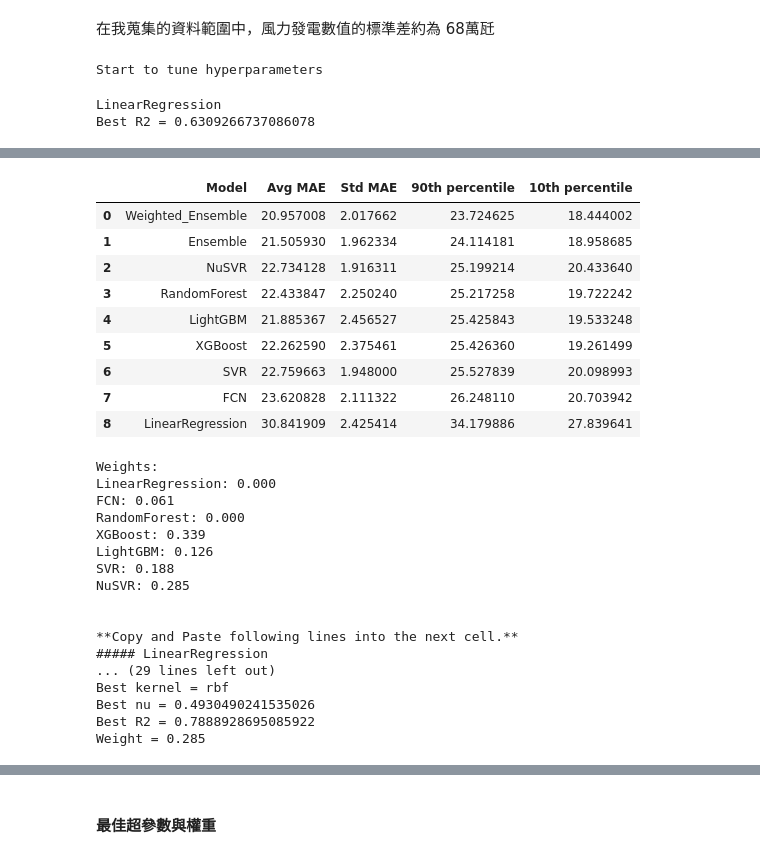
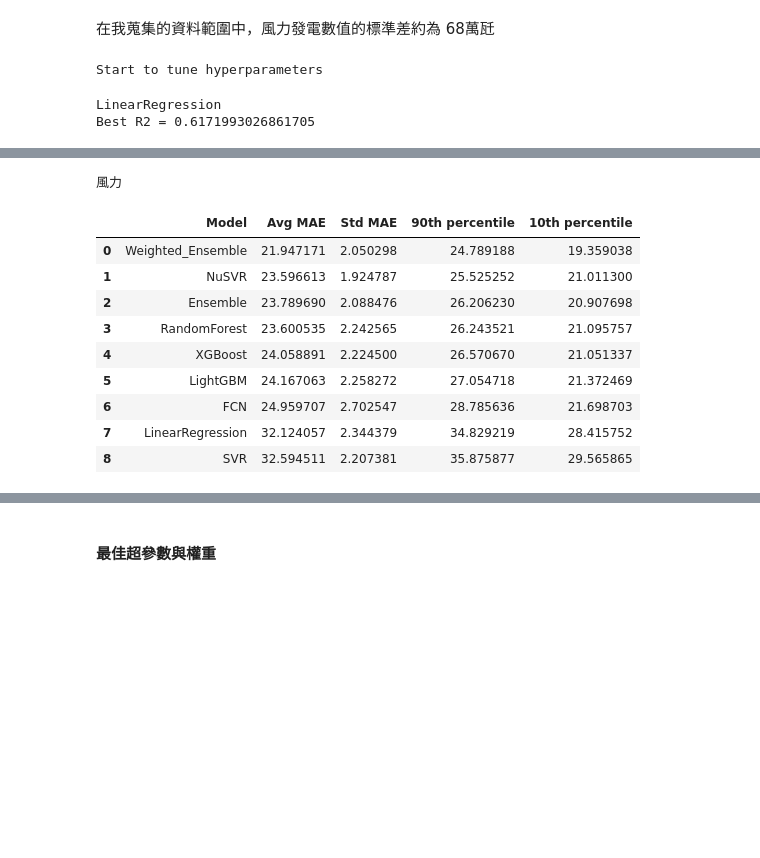
Before and after one commit to skyjadel/Taipower, a Jupyter notebook: Hyper parameter Tunning and Ensemble Weighting.ipynb, the cells around one changed output, grey strips where cells are left out. Cells and saved outputs as stored; diff of their text form; code cells hidden in the pictures; blank space fills up the shorter version.

```diff
--- a/Hyper parameter Tunning and Ensemble Weighting.ipynb
+++ b/Hyper parameter Tunning and Ensemble Weighting.ipynb
@@ -96,7 +97,7 @@ speed_test = False
 #
 # Note: 如果指定的路徑當中沒有相應的 meta.json 檔，程式將會無視這邊的設定而進行計算
 #---------------------------------------------------------------------------------
-rerun_all_calculation = False
+rerun_all_calculation = True
 dont_run_any_calculation = False
 
 
@@ -111,6 +112,12 @@ optuna_has_done = {
     '太陽能': True,
     '尖峰負載': True,
     '夜尖峰': True,
+    '午後平均風速': True,
+    '午後平均氣溫': True,
+    '下午平均風速': True,
+    '下午平均氣溫': True,
+    '傍晚平均風速': True,
+    '傍晚平均氣溫': True,
 }
 
 weights_has_determined = {
@@ -123,6 +130,12 @@ weights_has_determined = {
     '太陽能': True,
     '尖峰負載': True,
     '夜尖峰': True,
+    '午後平均風速': True,
+    '午後平均氣溫': True,
+    '下午平均風速': True,
+    '下午平均氣溫': True,
+    '傍晚平均風速': True,
+    '傍晚平均氣溫': True,
 }
 
 # 如果前面有設定全部重算或都不要重算，則重設上面的這兩個字典
@@ -175,10 +188,12 @@ weather_power_df = prepare_data(data_path, start_date=start_date, end_date=end_d
 
 流程控制函數 flow_control 會呼叫 optuna_operation，而主程式只會直接呼叫 flow_control。
 # %%
-def get_XY(data_df, Y_feature, X_features=None):
+def get_XY(data_df, Y_feature, X_features=None, hours=[str(i) for i in range(0, 24, 3)]):
     date_related_cols = ['日期數字', '假日', '週六', '週日', '補班', '1~3月', '11~12月', '白日長度']
 
     if Y_feature in ['最高氣溫', '最低氣溫', '氣溫', '風速', '日照率', '全天空日射量']:
+        target = 'obs'
+    elif '平均' in Y_feature:
         target = 'obs'
     elif Y_feature in ['風力', '太陽能', '尖峰負載', '夜尖峰']:
         target = 'pwd'
@@ -197,7 +212,7 @@ def get_XY(data_df, Y_feature, X_features=None):
             elif target == 'pwd':
                 dash_splited = col.split('_')
             if len(dash_splited) >= 2:
-                if dash_splited[0] in X_features:
+                if dash_splited[0] in X_features and (target=='pwd' or dash_splited[1] in hours):
                     X_cols.append(col)
             else:
                 if col in date_related_cols and col in X_features:
@@ -323,7 +338,7 @@ def hyperparameter_tuning(trial, Xs, Ys, mode='regressor',
     return np.mean(metric_list) - np.std(metric_list)
 # %%
 def optuna_operation(model_xcols, Y_feature, data_df, mode='regressor', speed_test=False,
-                     optuna_n_trials=30, n_iters=30, always_test_last_chunk=False):
+                     optuna_n_trials=20, n_iters=30, always_test_last_chunk=False):
 
     if mode == 'regressor':
         metric_name = 'R2'
@@ -579,7 +594,7 @@ def save_model_metadata(file_path, model_xcols, model_hyperparameters_dict, opti
 負責管理超參數及權重的計算與存取
 # %%
 def flow_control(Y_feature, model_xcols, data_df, mode='regressor', speed_test=False,
-                 train_model_path=train_model_path, optuna_has_done=optuna_has_done, weights_has_determined=weights_has_determined):
+                 train_model_path=train_model_path, optuna_has_done=optuna_has_done, weights_has_determined=weights_has_determined, run=False):
 
     n_iter_dict = {
         'hyper_parameter': 15,
@@ -595,7 +610,7 @@ def flow_control(Y_feature, model_xcols, data_df, mode='regressor', speed_test=F
     os.makedirs(this_model_path, exist_ok=True)
 
     # 如果指定的 meta 檔存在，並且初始參數規定不須重新計算，則套用存檔數值。
-    if os.path.exists(f'{train_model_path}{Y_feature}/meta.json'):
+    if os.path.exists(f'{train_model_path}{Y_feature}/meta.json') and not run:
         with open(f'{train_model_path}{Y_feature}/meta.json', 'r') as f:
             meta = json.load(f)
     else:
@@ -628,6 +643,7 @@ def flow_control(Y_feature, model_xcols, data_df, mode='regressor', speed_test=F
             n_iters = n_iter_dict['ensemble_weight']
         df, optimal_weights = find_optimal_weights(model_hyperparameters_dict, model_xcols, data_df,
                                                    Y_feature=Y_feature, mode=mode, n_iters=n_iters)
+        print(Y_feature)
         display(df)
         df.to_csv(f'{this_model_path}predict_MAE.df', index=False, encoding='utf-8-sig')
         print('Weights:')
@@ -1027,18 +1330,18 @@ Note: 這邊是以實時氣象觀測資料預測電力資料，但是這兩個
 Y_feature = '風力'
 
 model_xcols = {
-    'LinearRegression': ['風速', '日期數字', '假日', '週六', '週日', '補班', '1~3月', '11~12月'],
-    'FCN': ['風速', '日期數字', '假日', '週六', '週日', '補班', '1~3月', '11~12月'],
-    'RandomForest': ['風速', '日期數字', '假日', '週六', '週日', '補班', '1~3月', '11~12月'],
-    'XGBoost': ['風速', '日期數字', '假日', '週六', '週日', '補班', '1~3月', '11~12月'],
-    'LightGBM': ['風速', '日期數字', '假日', '週六', '週日', '補班', '1~3月', '11~12月'],
-    'SVR': ['風速', '日期數字', '假日', '週六', '週日', '補班', '1~3月', '11~12月'],
-    'NuSVR': ['風速', '日期數字', '假日', '週六', '週日', '補班', '1~3月', '11~12月'],
+    'LinearRegression': ['風速', '日期數字', '假日', '週六', '週日', '補班', '1~3月', '11~12月', '午後平均風速', '下午平均風速', '傍晚平均風速'],
+    'FCN': ['風速', '日期數字', '假日', '週六', '週日', '補班', '1~3月', '11~12月', '午後平均風速', '下午平均風速', '傍晚平均風速'],
+    'RandomForest': ['風速', '日期數字', '假日', '週六', '週日', '補班', '1~3月', '11~12月', '午後平均風速', '下午平均風速', '傍晚平均風速'],
+    'XGBoost': ['風速', '日期數字', '假日', '週六', '週日', '補班', '1~3月', '11~12月', '午後平均風速', '下午平均風速', '傍晚平均風速'],
+    'LightGBM': ['風速', '日期數字', '假日', '週六', '週日', '補班', '1~3月', '11~12月', '午後平均風速', '下午平均風速', '傍晚平均風速'],
+    'SVR': ['風速', '日期數字', '假日', '週六', '週日', '補班', '1~3月', '11~12月', '午後平均風速', '下午平均風速', '傍晚平均風速'],
+    'NuSVR': ['風速', '日期數字', '假日', '週六', '週日', '補班', '1~3月', '11~12月', '午後平均風速', '下午平均風速', '傍晚平均風速'],
 }
 
 flow_control(Y_feature, model_xcols, weather_power_df, speed_test=speed_test)
 # %% [output]
 Start to tune hyperparameters
 LinearRegression
-Best R2 = 0.6309266737086078
+Best R2 = 0.6171993026861705
 FCN
@@ -1069,28 +1372,12 @@ Best R2 = 0.7888928695085922
 Start to determine Ensemble weights.
+風力
 |  | Model | Avg MAE | Std MAE | 90th percentile | 10th percentile |
-| 0 | Weighted_Ensemble | 20.957008 | 2.017662 | 23.724625 | 18.444002 |
-| 1 | Ensemble | 21.505930 | 1.962334 | 24.114181 | 18.958685 |
-| 2 | NuSVR | 22.734128 | 1.916311 | 25.199214 | 20.433640 |
-| 3 | RandomForest | 22.433847 | 2.250240 | 25.217258 | 19.722242 |
-| 4 | LightGBM | 21.885367 | 2.456527 | 25.425843 | 19.533248 |
-| 5 | XGBoost | 22.262590 | 2.375461 | 25.426360 | 19.261499 |
-| 6 | SVR | 22.759663 | 1.948000 | 25.527839 | 20.098993 |
-| 7 | FCN | 23.620828 | 2.111322 | 26.248110 | 20.703942 |
-| 8 | LinearRegression | 30.841909 | 2.425414 | 34.179886 | 27.839641 |
+| 0 | Weighted_Ensemble | 21.947171 | 2.050298 | 24.789188 | 19.359038 |
+| 1 | NuSVR | 23.596613 | 1.924787 | 25.525252 | 21.011300 |
+| 2 | Ensemble | 23.789690 | 2.088476 | 26.206230 | 20.907698 |
+| 3 | RandomForest | 23.600535 | 2.242565 | 26.243521 | 21.095757 |
+| 4 | XGBoost | 24.058891 | 2.224500 | 26.570670 | 21.051337 |
+| 5 | LightGBM | 24.167063 | 2.258272 | 27.054718 | 21.372469 |
+| 6 | FCN | 24.959707 | 2.702547 | 28.785636 | 21.698703 |
+| 7 | LinearRegression | 32.124057 | 2.344379 | 34.829219 | 28.415752 |
+| 8 | SVR | 32.594511 | 2.207381 | 35.875877 | 29.565865 |
-Weights:
-LinearRegression: 0.000
-FCN: 0.061
-RandomForest: 0.000
-XGBoost: 0.339
-LightGBM: 0.126
-SVR: 0.188
-NuSVR: 0.285
-
-
-**Copy and Paste following lines into the next cell.**
-##### LinearRegression
-... (29 lines left out)
-Best kernel = rbf
-Best nu = 0.4930490241535026
-Best R2 = 0.7888928695085922
-Weight = 0.285
```
Also changed, not shown: parts of 15 cells of this notebook, 3 other files.
